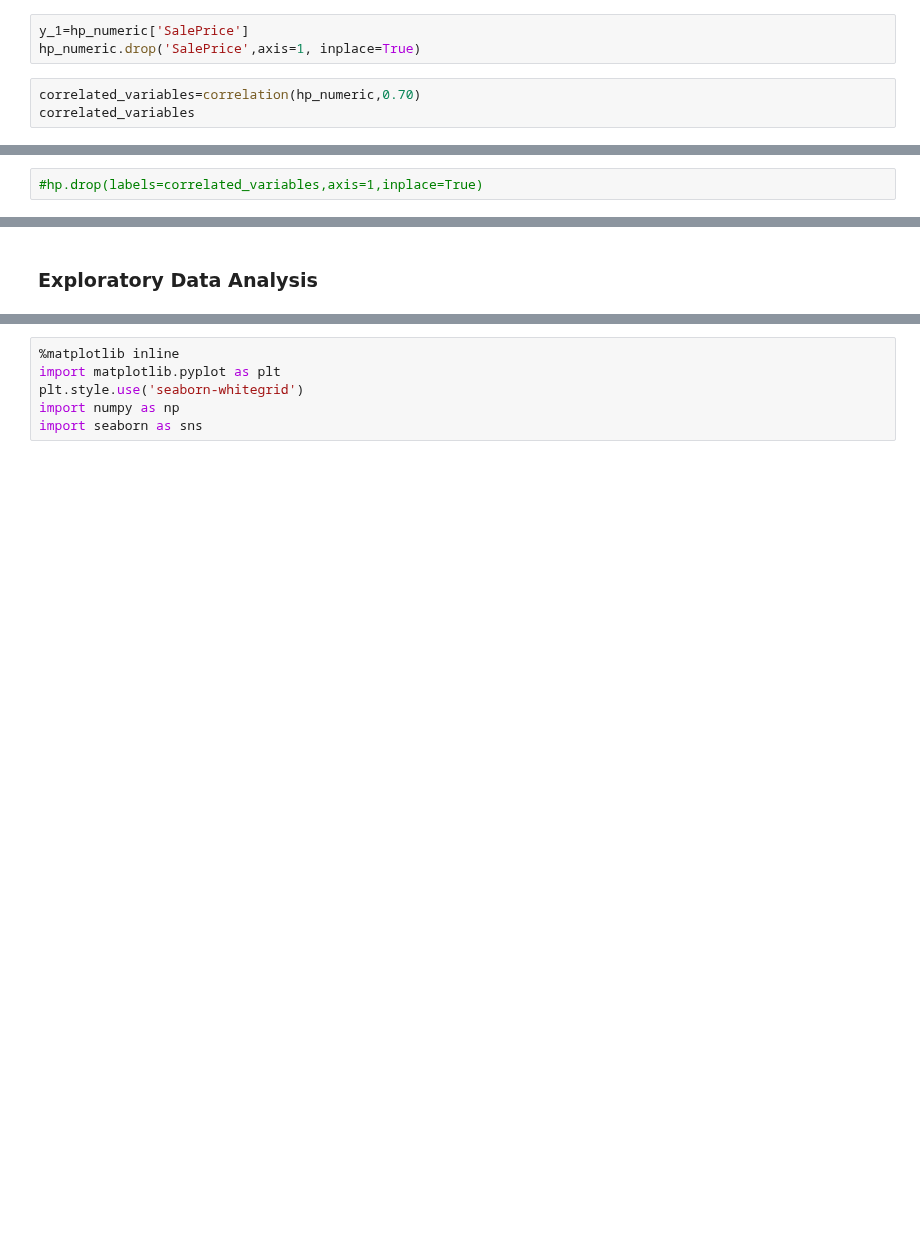
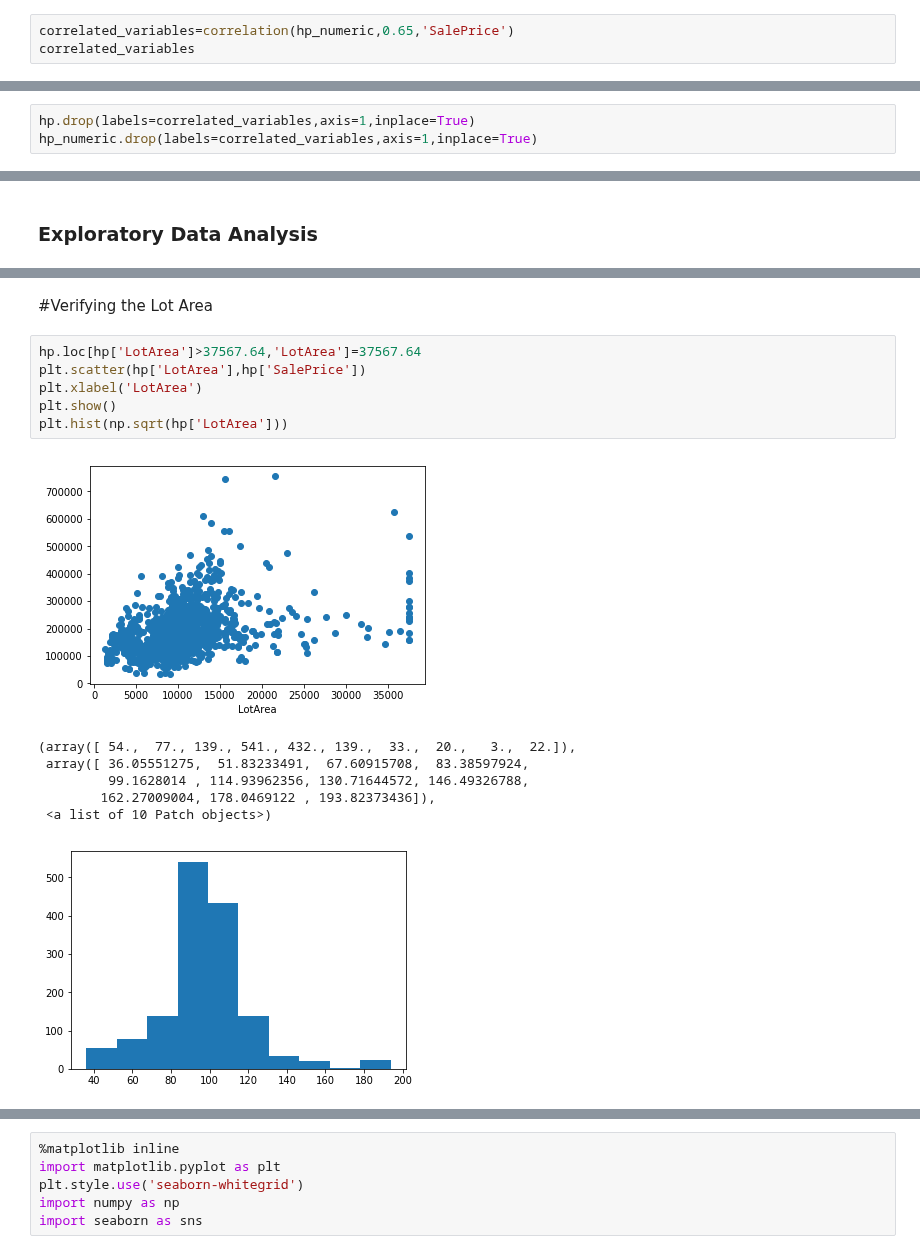
Before and after one commit to nov012017/Code, a Jupyter notebook: Projects/HousePricePrediction.ipynb, the cells around one changed output, grey strips where cells are left out. Cells and saved outputs as stored; diff of their text form; blank space fills up the shorter version.

```diff
--- a/Projects/HousePricePrediction.ipynb
+++ b/Projects/HousePricePrediction.ipynb
@@ -185,10 +187,7 @@ def correlation(dataset,threshold):
                 colname=cor_mat.columns[i]
                 correlated_variables.add(colname)
     return correlated_variables
-# %%
-y_1=hp_numeric['SalePrice']
-hp_numeric.drop('SalePrice',axis=1, inplace=True)
 # %%
-correlated_variables=correlation(hp_numeric,0.70)
+correlated_variables=correlation(hp_numeric,0.65,'SalePrice')
 correlated_variables
 # %% [output]
@@ -196,4 +195,5 @@ correlated_variables
 # %%
-#hp.drop(labels=correlated_variables,axis=1,inplace=True)
+hp.drop(labels=correlated_variables,axis=1,inplace=True)
+hp_numeric.drop(labels=correlated_variables,axis=1,inplace=True)
 # %% [markdown]
 ## Second approach to identify the correlated features and groups
@@ -259,0 +280,16 @@ Index(['MSSubClass', 'MSZoning', 'Alley', 'LotShape', 'LandContour',
+# %% [markdown]
+#Verifying the Lot Area
+# %%
+hp.loc[hp['LotArea']>37567.64,'LotArea']=37567.64
+plt.scatter(hp['LotArea'],hp['SalePrice'])
+plt.xlabel('LotArea')
+plt.show()
+plt.hist(np.sqrt(hp['LotArea']))
+# %% [output]
+[figure, added]
+(array([ 54.,  77., 139., 541., 432., 139.,  33.,  20.,   3.,  22.]),
+ array([ 36.05551275,  51.83233491,  67.60915708,  83.38597924,
+         99.1628014 , 114.93962356, 130.71644572, 146.49326788,
+        162.27009004, 178.0469122 , 193.82373436]),
+ <a list of 10 Patch objects>)
+[figure, added]
```
Also changed, not shown: parts of 48 cells of this notebook.
